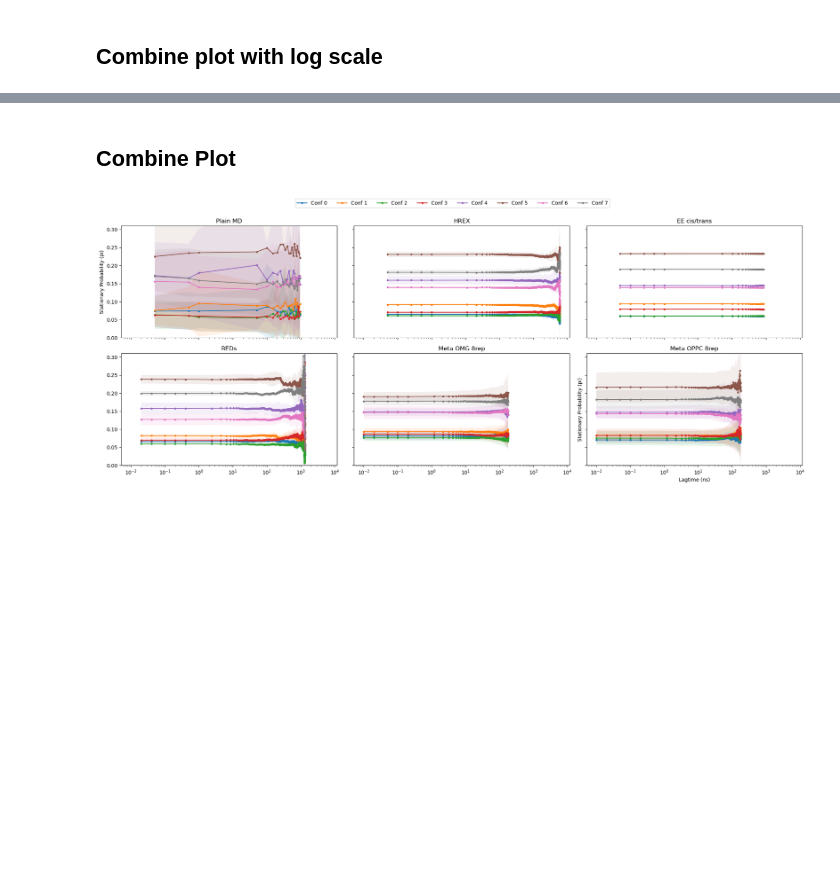
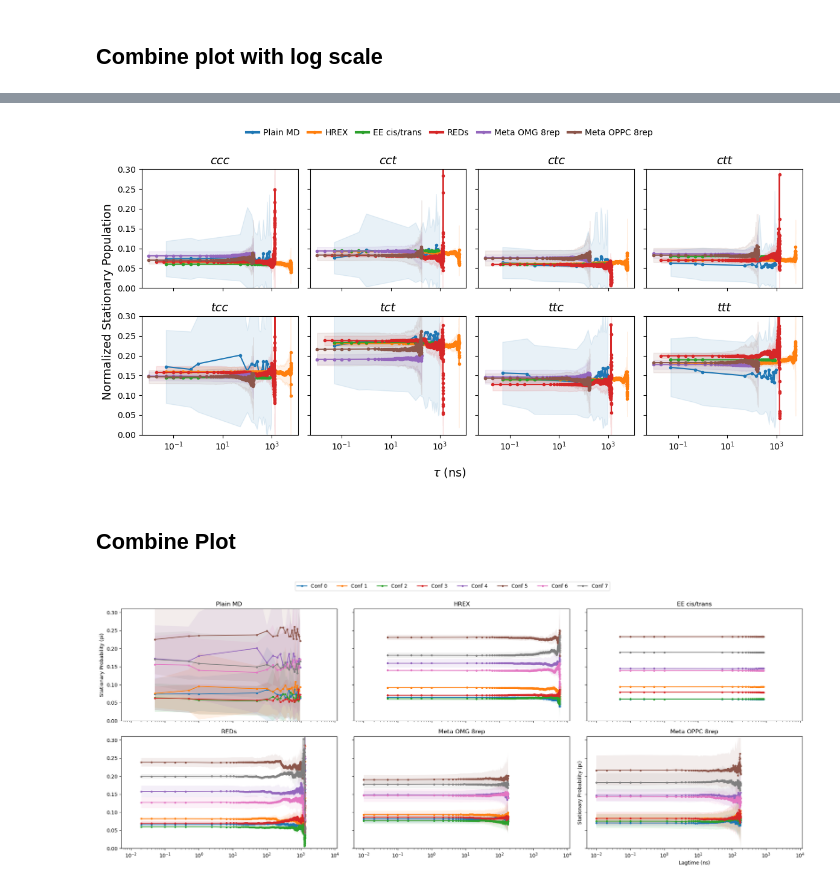
Before and after one commit to starwingc/peptoid_ESM, a Jupyter notebook: Analysis/stationary_population_8_comform.ipynb, the cells around one changed output, grey strips where cells are left out. Saved outputs shown, nothing was run; the diff lists cells and outputs as text; code cells hidden in the pictures; blank space fills up the shorter version.

```diff
--- a/Analysis/stationary_population_8_comform.ipynb
+++ b/Analysis/stationary_population_8_comform.ipynb
@@ -1016,3 +1016,75 @@ plt.show()
+# %%
+import matplotlib.pyplot as plt
+import numpy as np
+
+# ... (Assume data loading and setup is the same as before) ...
+
+n_states = 8
+titles = conformation_list
+epsilon = 1e-6
+
+fig, axes = plt.subplots(2, 4, figsize=(12, 6), sharex=True, sharey=True)
+axes = axes.flatten()
+
+method_colors = {
+    "Plain MD":       "#1f77b4",
+    "HREX":           "#ff7f0e",
+    "EE cis/trans":   "#2ca02c",
+    "REDs":           "#d62728",
+    "Meta OMG 8rep":  "#9467bd",
+    "Meta OPPC 8rep": "#8c564b",
+}
+
+for state in range(n_states):
+    ax = axes[state]
+    for method in methods_data:
+        means = np.clip(method["means"][:, state], epsilon, None)
+        stds  = method["stds"][:, state]
+        upper = np.clip(means + stds, epsilon, None)
+        lower = np.clip(means - stds, epsilon, None)
+
+        color = method_colors[method["name"]]
+        # Plot lines
+        ax.plot(method["lagtimes"], means, '-o', label=method["name"], color=color, markersize=3)
+        ax.fill_between(method["lagtimes"], upper, lower, color=color, alpha=0.1)
+
+    ax.set_title(titles[state], fontstyle='italic', fontsize=14)
+    ax.set_ylim(0, 0.3)
+    ax.set_xscale("log")
+
+# Shared Labels
+fig.supxlabel(r'$\tau$ (ns)', fontsize=14)
+fig.supylabel("Normalized Stationary Population", fontsize=14)
+
+# --- LEGEND SETUP ---
+handles, labels = axes[0].get_legend_handles_labels()
+
+# Create the legend with your specific styling
+leg = fig.legend(
+    handles,
+    labels,
+    loc='upper center',         # Anchor point on the legend box
+    bbox_to_anchor=(0.5, 1.0),  # Anchor point on the figure (Top Center)
+    ncol=6,                     # Horizontal layout
+    frameon=False,
+    handlelength=1.5,
+    handletextpad=0.5,
+    columnspacing=1.0,
+    fontsize=10
+)
+
+# Make legend lines thicker for visibility (as requested)
+for line in leg.get_lines():
+    line.set_linewidth(3.0)
+
+# Adjust layout to make room at the top for the legend
+# rect=[left, bottom, right, top] -> top=0.9 leaves 10% space at top
+plt.tight_layout(rect=[0, 0, 1, 0.93])
+
+plt.savefig("fig/stationary_population_all_8_conform_log_scale.pdf", dpi=300)
+plt.show()
+# %% [output]
+[figure, added]
 # %% [markdown]
 ## Combine Plot
 # %%
```
Also changed, not shown: parts of 3 cells of this notebook, 1 other file.
